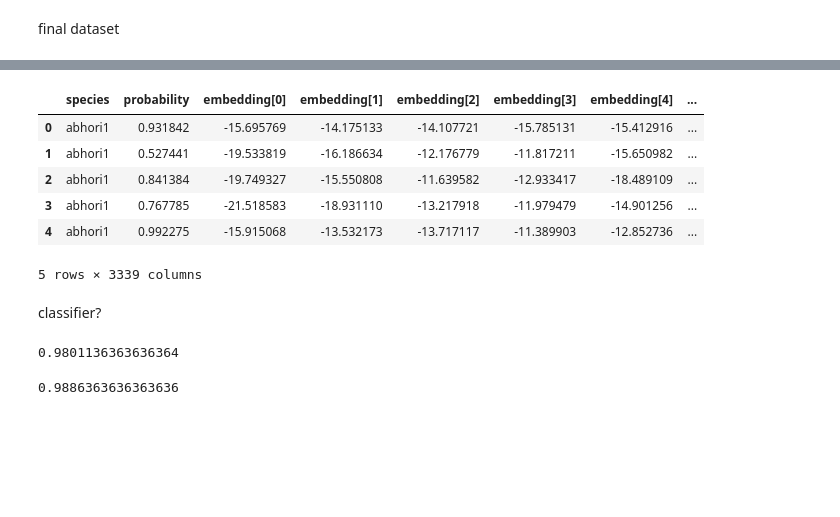
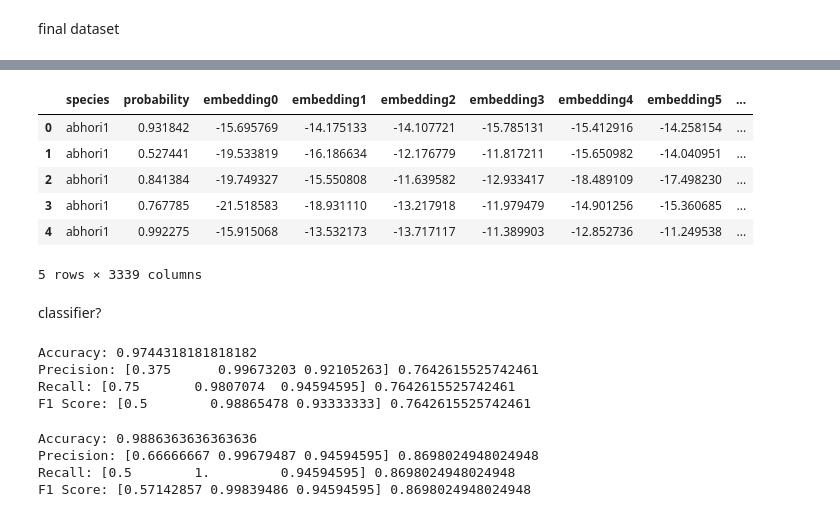
Before and after one commit to dsgt-birdclef/birdclef-2023, a Jupyter notebook: notebooks/nzh-20230417-00-embeddings-classifier.ipynb, the cells around one changed output, grey strips where cells are left out. Saved outputs shown, nothing was run; the diff lists cells and outputs as text; code cells hidden in the pictures; blank space fills up the shorter version.

Commit message:
updated classifiers notebook

```diff
--- a/notebooks/nzh-20230417-00-embeddings-classifier.ipynb
+++ b/notebooks/nzh-20230417-00-embeddings-classifier.ipynb
@@ -66,11 +65,24 @@ Row(track_name='abhori1/XC641917.mp3')
  Row(rank=8, index=2071, label='Oriolus auratus_African Golden Oriole', mapped_label='afgori2', probability=7.443779759341851e-05),
  Row(rank=9, index=1558, label='Laniarius major_Tropical Boubou', mapped_label='trobou1', probability=1.9416405848460272e-05)]
 # %%
-explode_preds = source.select("species", "track_stem", "track_name", "embedding", "start_time", f.explode(source.predictions))
-explode_preds = explode_preds.select("species", "track_stem", "track_name", "embedding", "start_time",
-                                     explode_preds.col["label"].alias("label"),
-                                     explode_preds.col["mapped_label"].alias("mapped_label"),
-                                     explode_preds.col["probability"].alias("probability"))
+explode_preds = source.select(
+    "species",
+    "track_stem",
+    "track_name",
+    "embedding",
+    "start_time",
+    F.explode(source.predictions).alias("col"),
+)
+explode_preds = explode_preds.select(
+    "species",
+    "track_stem",
+    "track_name",
+    "embedding",
+    "start_time",
+    explode_preds.col.label.alias("label"),
+    explode_preds.col.mapped_label.alias("mapped_label"),
+    explode_preds.col.probability.alias("probability"),
+)
 explode_preds.show()
 
 # temp = source.select(source.track_name, f.explode(source.predictions))
@@ -149,7 +171,13 @@ print(len(species))
 # %% [markdown]
 final dataset
 # %%
-data = explode_preds_bird_calls.select(["species", "probability"] + [explode_preds_bird_calls.embedding[i] for i in range(3337)])
+data = explode_preds_bird_calls.select(
+    ["species", "probability"]
+    + [
+        explode_preds_bird_calls.embedding[i].alias("embedding" + str(i))
+        for i in range(3337)
+    ]
+)
 data = data.toPandas()
 data.head()
 # %% [output]
@@ -157,9 +185,9 @@ data.head()
-|  | species | probability | embedding[0] | embedding[1] | embedding[2] | embedding[3] | embedding[4] | ... |
-| 0 | abhori1 | 0.931842 | -15.695769 | -14.175133 | -14.107721 | -15.785131 | -15.412916 | ... |
-| 1 | abhori1 | 0.527441 | -19.533819 | -16.186634 | -12.176779 | -11.817211 | -15.650982 | ... |
-| 2 | abhori1 | 0.841384 | -19.749327 | -15.550808 | -11.639582 | -12.933417 | -18.489109 | ... |
-| 3 | abhori1 | 0.767785 | -21.518583 | -18.931110 | -13.217918 | -11.979479 | -14.901256 | ... |
-| 4 | abhori1 | 0.992275 | -15.915068 | -13.532173 | -13.717117 | -11.389903 | -12.852736 | ... |
+|  | species | probability | embedding0 | embedding1 | embedding2 | embedding3 | embedding4 | embedding5 | ... |
+| 0 | abhori1 | 0.931842 | -15.695769 | -14.175133 | -14.107721 | -15.785131 | -15.412916 | -14.258154 | ... |
+| 1 | abhori1 | 0.527441 | -19.533819 | -16.186634 | -12.176779 | -11.817211 | -15.650982 | -14.040951 | ... |
+| 2 | abhori1 | 0.841384 | -19.749327 | -15.550808 | -11.639582 | -12.933417 | -18.489109 | -17.498230 | ... |
+| 3 | abhori1 | 0.767785 | -21.518583 | -18.931110 | -13.217918 | -11.979479 | -14.901256 | -15.360685 | ... |
+| 4 | abhori1 | 0.992275 | -15.915068 | -13.532173 | -13.717117 | -11.389903 | -12.852736 | -11.249538 | ... |
 5 rows × 3339 columns
 # %% [markdown]
 classifier?
@@ -172,15 +226,24 @@ from sklearn.tree import DecisionTreeClassifier
 
 treeClassifier = DecisionTreeClassifier()
 treeClassifier.fit(train_x, train_y)
+preds = treeClassifier.predict(test_x)
 
-print(treeClassifier.score(test_x, test_y))
+eval(test_y, preds)
 # %% [output]
-0.9801136363636364
+Accuracy: 0.9744318181818182
+Precision: [0.375      0.99673203 0.92105263] 0.7642615525742461
+Recall: [0.75       0.9807074  0.94594595] 0.7642615525742461
+F1 Score: [0.5        0.98865478 0.93333333] 0.7642615525742461
 # %%
 from sklearn.neighbors import KNeighborsClassifier
 
 knn = KNeighborsClassifier(n_neighbors=5)
 knn.fit(train_x, train_y)
-print(knn.score(test_x, test_y))
+preds = knn.predict(test_x)
+
+eval(test_y, preds)
 # %% [output]
-0.9886363636363636
+Accuracy: 0.9886363636363636
+Precision: [0.66666667 0.99679487 0.94594595] 0.8698024948024948
+Recall: [0.5        1.         0.94594595] 0.8698024948024948
+F1 Score: [0.57142857 0.99839486 0.94594595] 0.8698024948024948
```
Also changed, not shown: parts of 12 cells of this notebook.
